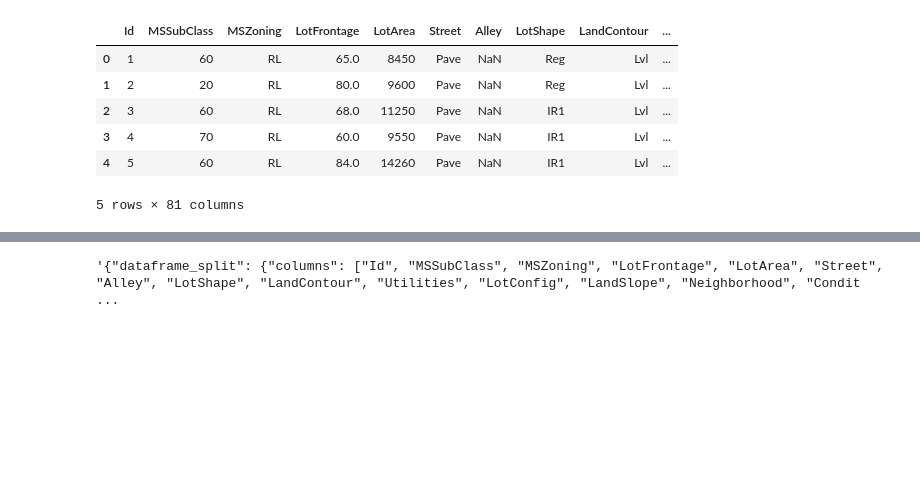
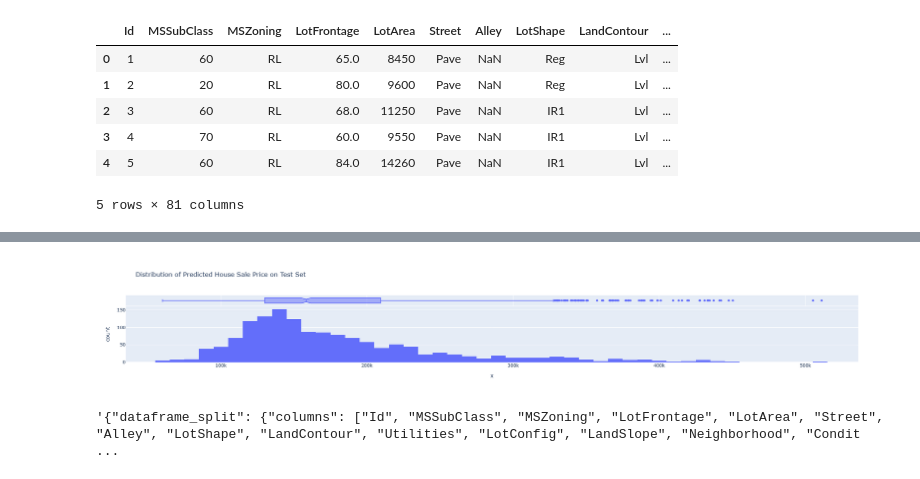
Before and after one commit to DataDelver/modern-ml-microservices, a Jupyter notebook: housing-price-model/notebooks/train_model.ipynb, the cells around one changed output, grey strips where cells are left out. Cells and saved outputs as stored; diff of their text form; code cells hidden in the pictures; blank space fills up the shorter version.

```diff
--- a/housing-price-model/notebooks/train_model.ipynb
+++ b/housing-price-model/notebooks/train_model.ipynb
@@ -56,0 +107,4 @@ fig.show()
+# %%
+# Drop columns with more than 30% missing values
+drop_cols = null_percentages[null_percentages.percent_null > 0.3].column
+train_df = train.drop(columns=drop_cols)
@@ -140,10 +272,9 @@ with mlflow.start_run():
     # Log the model
     model_info = mlflow.sklearn.log_model(
         sk_model=pipeline,
-        artifact_path="model",
+        artifact_path='model',
         signature=signature,
-        input_example=X_train,
-        registered_model_name="housing-price-regression-model"
+        input_example=X_train
     )
 print("🌲 Random Forest RMSE:", rmse)
 print("🌲 Random Forest MAE:", mae)
@@ -152,7 +291,16 @@ fig.show()
 # %%
 test_submit = pipeline.predict(test)
 # %%
-test_submit
+# Create a histogram chart using Plotly
+fig = px.histogram(
+    x=test_submit,
+    labels= {'x': 'Sale Price'},
+    title='Distribution of Predicted House Sale Price on Test Set',
+    marginal='box'
+)
+fig.show()
+# %% [output]
+[figure, added]
 # %%
 json.dumps({
     "dataframe_split": json.loads(test.head(5).to_json(orient="split"))
```
Also changed, not shown: parts of 17 cells of this notebook.
